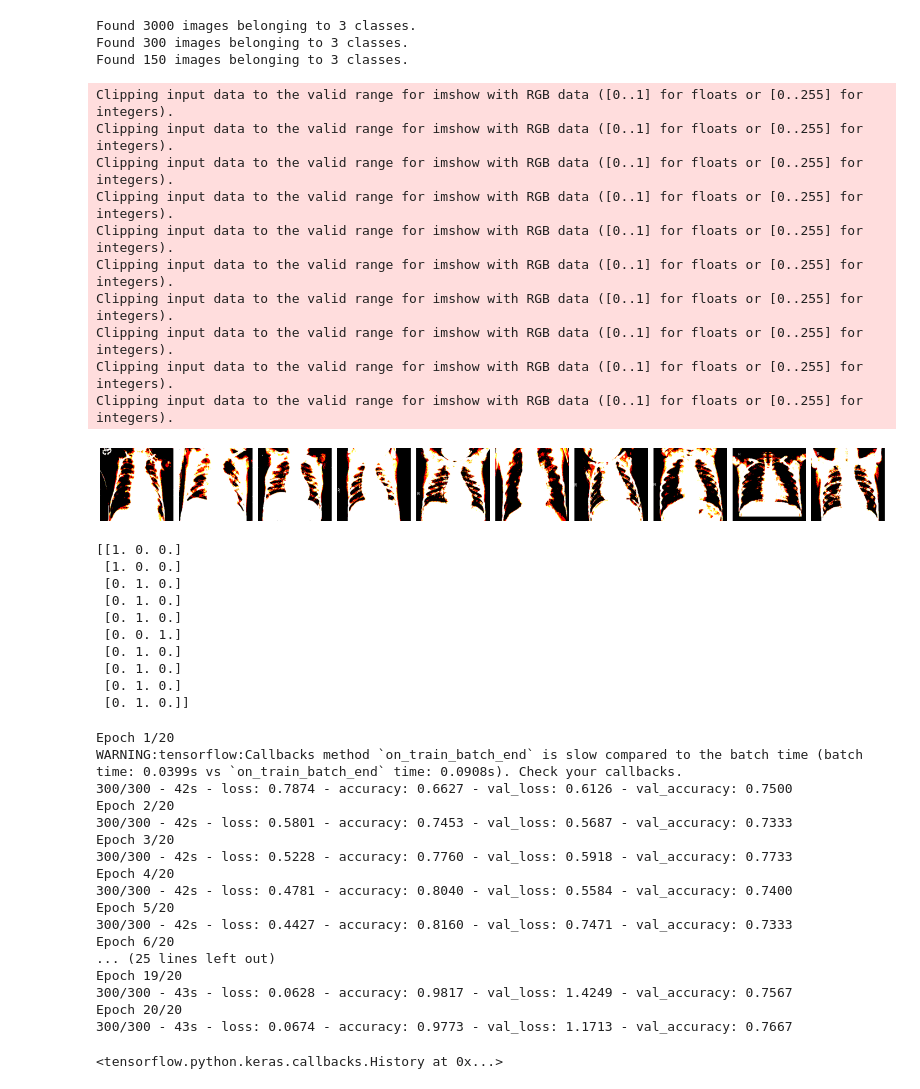
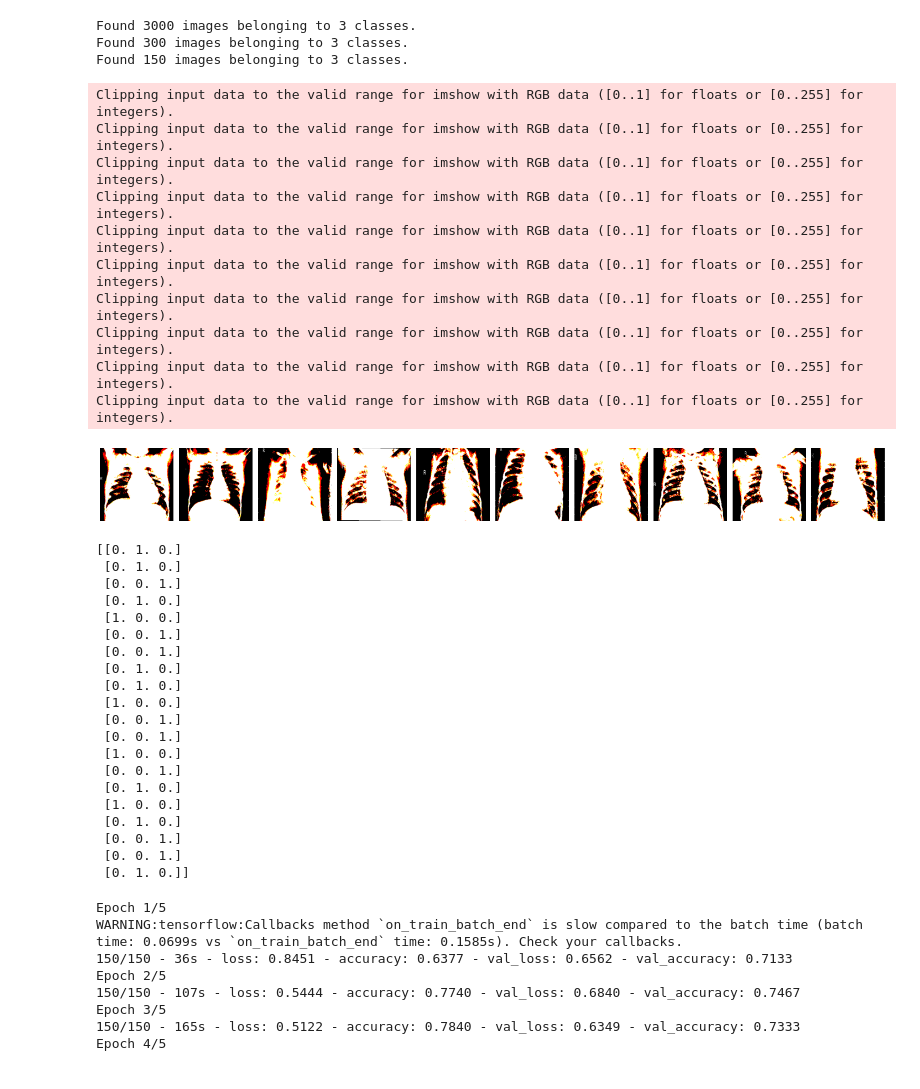
Before and after one commit to BuyMeAnIcecream/tensorflow-scripting, a Jupyter notebook: VGG16.ipynb, the cells around one changed output. Saved outputs shown, nothing was run; the diff lists cells and outputs as text; code cells hidden in the pictures.

```diff
--- a/VGG16.ipynb
+++ b/VGG16.ipynb
@@ -112,54 +133,64 @@ test_path = 'data/lung-scans/test'
 
 #ok, this preproc looks wack
 train_batches = ImageDataGenerator(preprocessing_function = tf.keras.applications.vgg16.preprocess_input).flow_from_directory(
-    directory = train_path, target_size=(224,224), classes = ['bacterial', 'healthy', 'viral'],  batch_size = 10)
+    directory = train_path, target_size=(224,224), classes = ['bacterial', 'healthy', 'viral'],  batch_size = 20)
 valid_batches = ImageDataGenerator(preprocessing_function = tf.keras.applications.vgg16.preprocess_input).flow_from_directory(
-    directory = valid_path, target_size=(224,224), classes = ['bacterial', 'healthy', 'viral'],  batch_size = 10)
+    directory = valid_path, target_size=(224,224), classes = ['bacterial', 'healthy', 'viral'],  batch_size = 20)
 test_batches = ImageDataGenerator(preprocessing_function = tf.keras.applications.vgg16.preprocess_input).flow_from_directory(
-    directory = test_path, target_size=(224,224), classes = ['bacterial', 'healthy', 'viral'], batch_size = 10, shuffle = False)
+    directory = test_path, target_size=(224,224), classes = ['bacterial', 'healthy', 'viral'], batch_size = 20, shuffle = False)
 
 assert train_batches.n == 3000
 assert valid_batches.n == 300
 assert test_batches.n == 150
 assert train_batches.num_classes == valid_batches.num_classes == test_batches.num_classes == 3
 
 imgs, labels = next(train_batches)
 
 def plotImages(images_arr):
     fig, axes = plt.subplots(1, 10, figsize = (20,20))
     axes = axes.flatten()
     for img, ax in zip(images_arr, axes):
         ax.imshow(img)
         ax.axis('off')
     plt.tight_layout()
     plt.show()
 
 plotImages(imgs)
 print(labels)
 # %% [output]
 Found 3000 images belonging to 3 classes.
 Found 300 images belonging to 3 classes.
 Found 150 images belonging to 3 classes.
 Clipping input data to the valid range for imshow with RGB data ([0..1] for floats or [0..255] for integers).
 Clipping input data to the valid range for imshow with RGB data ([0..1] for floats or [0..255] for integers).
 Clipping input data to the valid range for imshow with RGB data ([0..1] for floats or [0..255] for integers).
 Clipping input data to the valid range for imshow with RGB data ([0..1] for floats or [0..255] for integers).
 Clipping input data to the valid range for imshow with RGB data ([0..1] for floats or [0..255] for integers).
 Clipping input data to the valid range for imshow with RGB data ([0..1] for floats or [0..255] for integers).
 Clipping input data to the valid range for imshow with RGB data ([0..1] for floats or [0..255] for integers).
 Clipping input data to the valid range for imshow with RGB data ([0..1] for floats or [0..255] for integers).
 Clipping input data to the valid range for imshow with RGB data ([0..1] for floats or [0..255] for integers).
 Clipping input data to the valid range for imshow with RGB data ([0..1] for floats or [0..255] for integers).
-[figure, old version]
+[figure, new version]
-[[1. 0. 0.]
- [1. 0. 0.]
- [0. 1. 0.]
- [0. 1. 0.]
+[[0. 1. 0.]
  [0. 1. 0.]
  [0. 0. 1.]
  [0. 1. 0.]
+ [1. 0. 0.]
+ [0. 0. 1.]
+ [0. 0. 1.]
  [0. 1. 0.]
  [0. 1. 0.]
+ [1. 0. 0.]
+ [0. 0. 1.]
+ [0. 0. 1.]
+ [1. 0. 0.]
+ [0. 0. 1.]
+ [0. 1. 0.]
+ [1. 0. 0.]
+ [0. 1. 0.]
+ [0. 0. 1.]
+ [0. 0. 1.]
  [0. 1. 0.]]
 # %%
 
@@ -169,6 +200,8 @@ vgg16_model = tf.keras.applications.vgg16.VGG16()
 #vgg16_model.summary()
 #Loop through every except last vgg16 classifies 1000 classes.( we need only 3) and add them to the new model
 model = Sequential()
+#{'batch_input_shape': (None, 224, 224, 3), 'dtype': 'float32', 'sparse': False, 'ragged': False, 'name': 'input_2'}
+#model.add(tf.keras.layers.InputLayer(input_shape = (448, 448, 3), dtype = 'float32', sparse = False, ragged = False))
 for layer in vgg16_model.layers[:-1]:
     model.add(layer)
 
@@ -183,26 +216,16 @@ model.add(Dense(units = 3, activation = 'softmax'))
 
 model.compile(optimizer = Adam(learning_rate = 0.0001), loss = 'categorical_crossentropy', metrics = ['accuracy'])
 
-model.fit(x = train_batches, validation_data = valid_batches, epochs = 20, verbose = 2)
+history = model.fit(x = train_batches, validation_data = valid_batches, epochs = 5, verbose = 2)
 # %% [output]
-Epoch 1/20
-WARNING:tensorflow:Callbacks method `on_train_batch_end` is slow compared to the batch time (batch time: 0.0399s vs `on_train_batch_end` time: 0.0908s). Check your callbacks.
-300/300 - 42s - loss: 0.7874 - accuracy: 0.6627 - val_loss: 0.6126 - val_accuracy: 0.7500
-Epoch 2/20
-300/300 - 42s - loss: 0.5801 - accuracy: 0.7453 - val_loss: 0.5687 - val_accuracy: 0.7333
-Epoch 3/20
-300/300 - 42s - loss: 0.5228 - accuracy: 0.7760 - val_loss: 0.5918 - val_accuracy: 0.7733
-Epoch 4/20
-300/300 - 42s - loss: 0.4781 - accuracy: 0.8040 - val_loss: 0.5584 - val_accuracy: 0.7400
-Epoch 5/20
-300/300 - 42s - loss: 0.4427 - accuracy: 0.8160 - val_loss: 0.7471 - val_accuracy: 0.7333
-Epoch 6/20
-... (25 lines left out)
-Epoch 19/20
-300/300 - 43s - loss: 0.0628 - accuracy: 0.9817 - val_loss: 1.4249 - val_accuracy: 0.7567
-Epoch 20/20
-300/300 - 43s - loss: 0.0674 - accuracy: 0.9773 - val_loss: 1.1713 - val_accuracy: 0.7667
+Epoch 1/5
+WARNING:tensorflow:Callbacks method `on_train_batch_end` is slow compared to the batch time (batch time: 0.0699s vs `on_train_batch_end` time: 0.1585s). Check your callbacks.
+150/150 - 36s - loss: 0.8451 - accuracy: 0.6377 - val_loss: 0.6562 - val_accuracy: 0.7133
+Epoch 2/5
+150/150 - 107s - loss: 0.5444 - accuracy: 0.7740 - val_loss: 0.6840 - val_accuracy: 0.7467
+Epoch 3/5
+150/150 - 165s - loss: 0.5122 - accuracy: 0.7840 - val_loss: 0.6349 - val_accuracy: 0.7333
+Epoch 4/5
-<tensorflow.python.keras.callbacks.History at 0x...>
 # %%
 #PREDICTING
 test_imgs, test_labels = next(test_batches)
```
Also changed, not shown: parts of 4 cells of this notebook.
